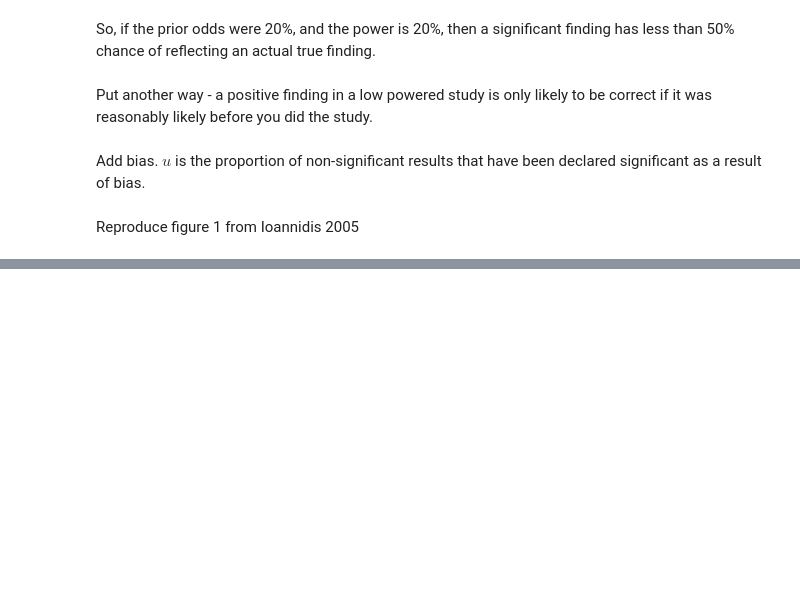
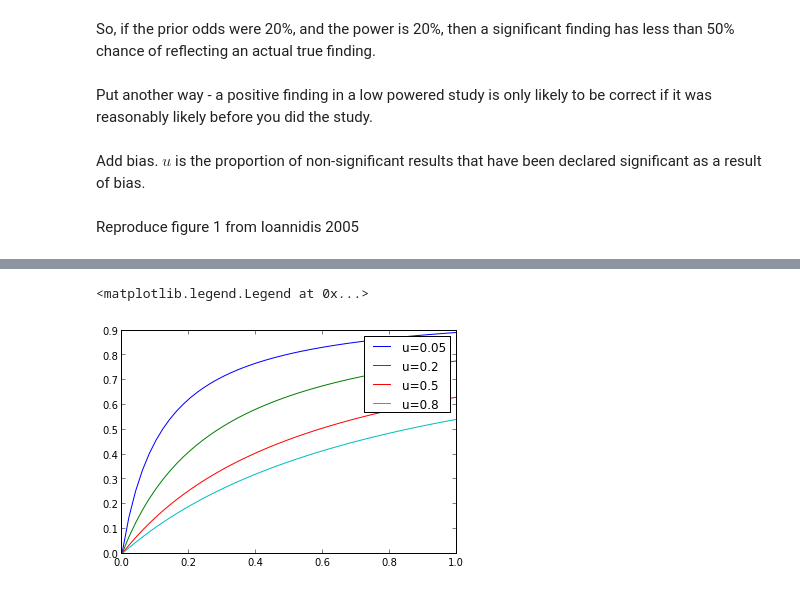
Before and after one commit to matthew-brett/sketch-books, a Jupyter notebook: ioannides_notes.ipynb, the cells around one changed output, grey strips where cells are left out. Saved outputs shown, nothing was run; the diff lists cells and outputs as text; code cells hidden in the pictures; blank space fills up the shorter version.

```diff
--- a/ioannides_notes.ipynb
+++ b/ioannides_notes.ipynb
@@ -83,0 +86,12 @@ Meaning, that even if there is no bias, we need around a 40 percent prior probab
+# %%
+def biased_ppv_paper(alpha, beta, R, u):
+    return (
+            ((1 - beta) * R + u * beta * R) /
+            (R + alpha - beta * R + u - u * alpha + u * beta * R))
+# %%
+for u in [0.05, 0.2, 0.5, 0.8]:
+    plt.plot(R, biased_ppv_paper(0.05, 0.2, R, u), label='u={0}'.format(u))
+plt.legend()
+# %% [output]
+<matplotlib.legend.Legend at 0x...>
+[figure, added]
```
Also changed, not shown: parts of 9 cells of this notebook, 1 other file.
